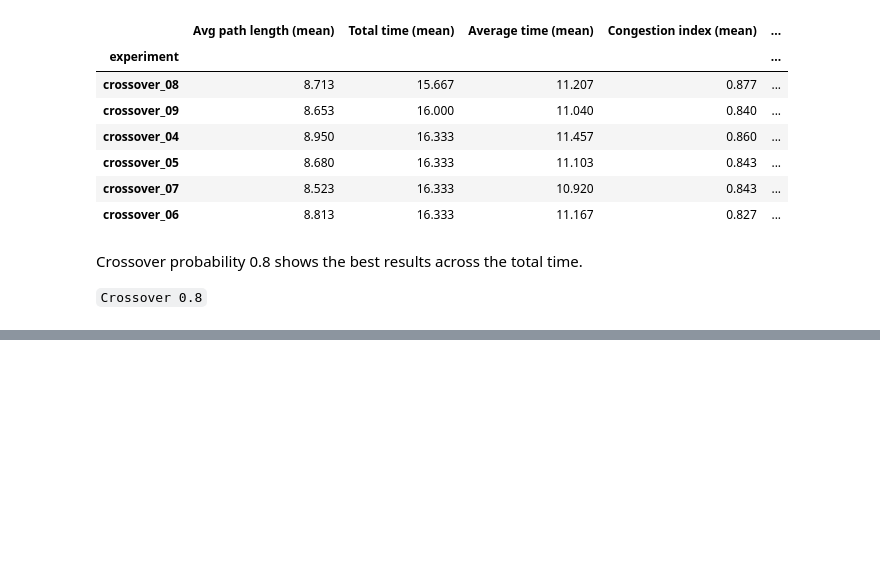
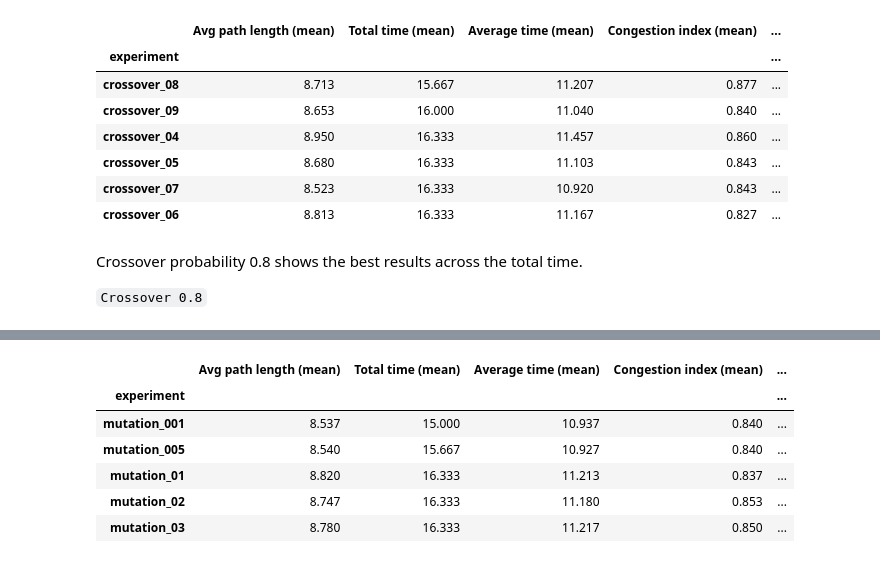
Before and after one commit to lpow311/dissertation, a Jupyter notebook: 2_genetic_algorithm_hyperparams.ipynb, the cells around one changed output, grey strips where cells are left out. Saved outputs shown, nothing was run; the diff lists cells and outputs as text; code cells hidden in the pictures; blank space fills up the shorter version.

```diff
--- a/2_genetic_algorithm_hyperparams.ipynb
+++ b/2_genetic_algorithm_hyperparams.ipynb
@@ -216,0 +240,22 @@ path = f"outputs/tuning/{city.city_name}_{n_experiments}_{params['mutation']}_mu
+# %%
+mutation_filepaths_100 = {
+    "mutation_001": "outputs/tuning/moderate_city_3_001_mutation_100.pkl",
+    "mutation_005": "outputs/tuning/moderate_city_3_005_mutation_100.pkl",
+    "mutation_01": "outputs/tuning/moderate_city_3_01_mutation_100.pkl",
+    "mutation_02": "outputs/tuning/moderate_city_3_02_mutation_100.pkl",
+    "mutation_03": "outputs/tuning/moderate_city_3_03_mutation_100.pkl",
+    # "mutation_04": "outputs/tuning/moderate_city_3_04_mutation_100.pkl",
+}
+
+df_mutation_100 = compare_experiments(mutation_filepaths_100)
+df_mutation_100[['Avg path length (mean)', 'Total time (mean)', 'Average time (mean)', 'Congestion index (mean)',
+    'Avg Congestion delay (mean)', 'Exit utilisation (mean)', 'Avg Path Efficiency (mean)']
+           ].sort_values('Total time (mean)')
+# %% [output]
+|  | Avg path length (mean) | Total time (mean) | Average time (mean) | Congestion index (mean) | ... |
+| experiment |  |  |  |  | ... |
+| mutation_001 | 8.537 | 15.000 | 10.937 | 0.840 | ... |
+| mutation_005 | 8.540 | 15.667 | 10.927 | 0.840 | ... |
+| mutation_01 | 8.820 | 16.333 | 11.213 | 0.837 | ... |
+| mutation_02 | 8.747 | 16.333 | 11.180 | 0.853 | ... |
+| mutation_03 | 8.780 | 16.333 | 11.217 | 0.850 | ... |
```
Also changed, not shown: parts of 5 cells of this notebook, 14 other files.
